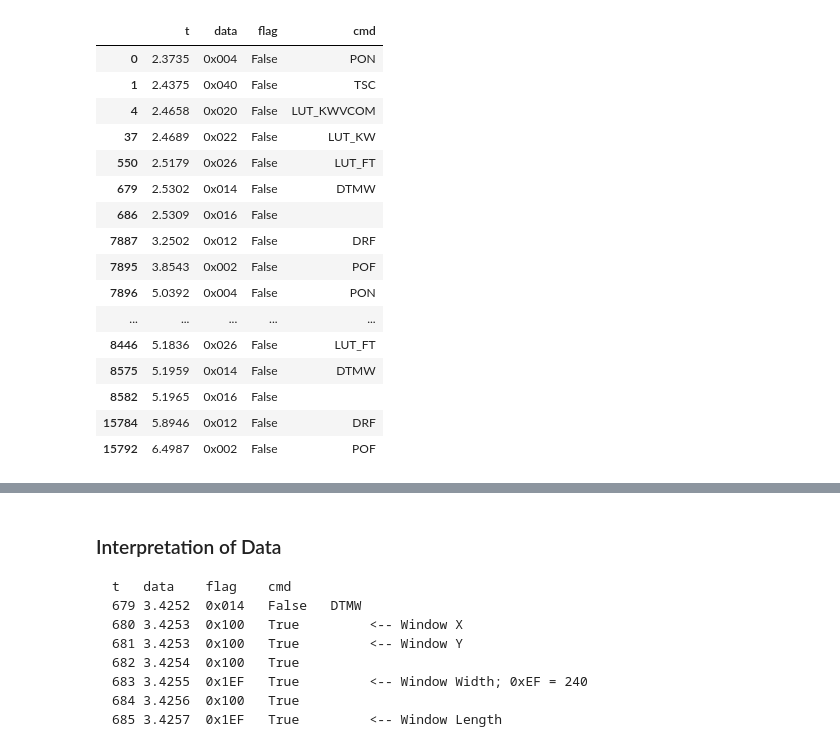
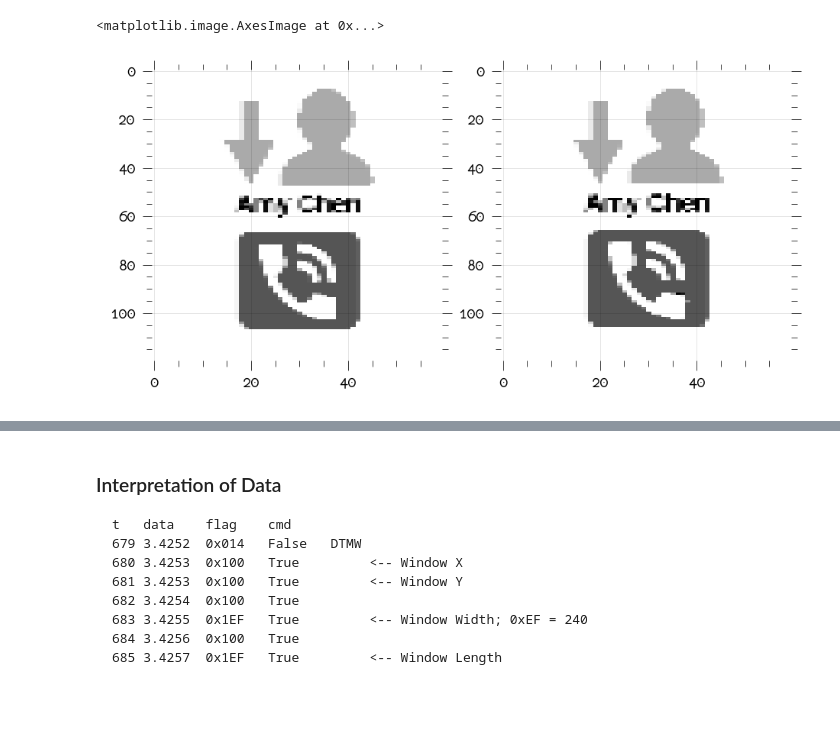
Before and after one commit to prashnts/betty-epd, a Jupyter notebook: notebooks/15-17--logic-analysis-spi.ipynb, the cells around one changed output, grey strips where cells are left out. Saved outputs shown, nothing was run; the diff lists cells and outputs as text; code cells hidden in the pictures; blank space fills up the shorter version.

```diff
--- a/notebooks/15-17--logic-analysis-spi.ipynb
+++ b/notebooks/15-17--logic-analysis-spi.ipynb
@@ -34,30 +51,24 @@ edf = analyser.decode_dataframe(df)
 # %%
 # Show all the commands that were sent to the device.
 # The analyser sets a `flag` to False if the data is interpreted as command.
 # A command is identified by checking the bit value at `9`th MSB position.
 
 # These were also decoded with the command name in datasheet as can be found in
 # tools.consts module.
 
-edf.query('flag==False')
+ix = sq_lcp.df[8:14408].v_data.values.reshape(120, 120)
+
+ix_a = ix[:,:60]
+ix_b = ix[:,60:]
+
+plt.figure(figsize=(6, 3))
+plt.subplot(121)
+plt.imshow(ix_a, aspect=0.5)
+plt.subplot(122)
+plt.imshow(ix_b, aspect=0.5)
 # %% [output]
-|  | t | data | flag | cmd |
-| 0 | 2.3735 | 0x004 | False | PON |
-| 1 | 2.4375 | 0x040 | False | TSC |
-| 4 | 2.4658 | 0x020 | False | LUT_KWVCOM |
-| 37 | 2.4689 | 0x022 | False | LUT_KW |
-| 550 | 2.5179 | 0x026 | False | LUT_FT |
-| 679 | 2.5302 | 0x014 | False | DTMW |
-| 686 | 2.5309 | 0x016 | False |  |
-| 7887 | 3.2502 | 0x012 | False | DRF |
-| 7895 | 3.8543 | 0x002 | False | POF |
-| 7896 | 5.0392 | 0x004 | False | PON |
-| ... | ... | ... | ... | ... |
-| 8446 | 5.1836 | 0x026 | False | LUT_FT |
-| 8575 | 5.1959 | 0x014 | False | DTMW |
-| 8582 | 5.1965 | 0x016 | False |  |
-| 15784 | 5.8946 | 0x012 | False | DRF |
-| 15792 | 6.4987 | 0x002 | False | POF |
+<matplotlib.image.AxesImage at 0x...>
+[figure, added]
 # %%
 # Let's analyse an image data and attempt to get the actual image.
 
```
Also changed, not shown: parts of 12 cells of this notebook, 4 other files.
